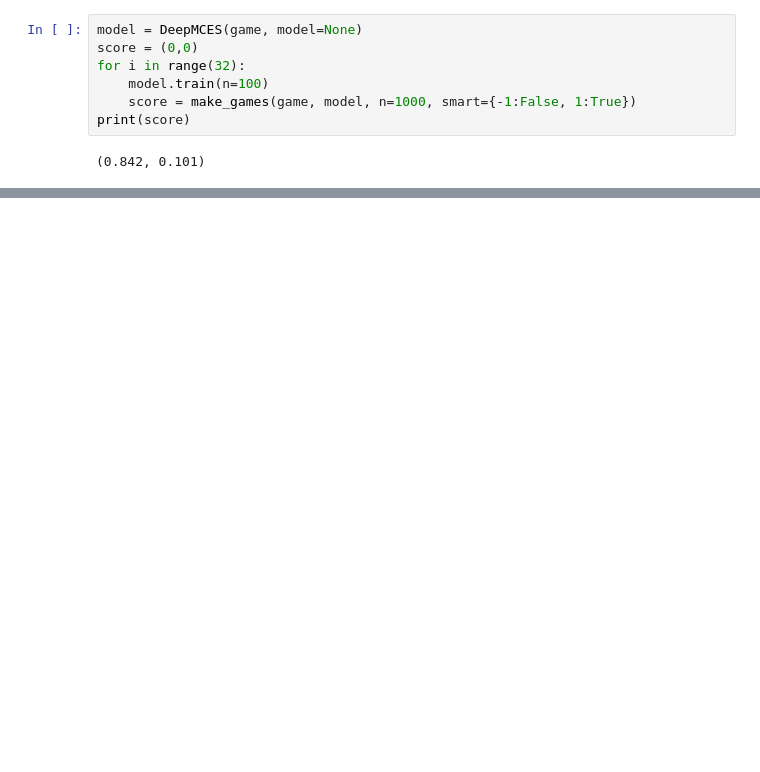
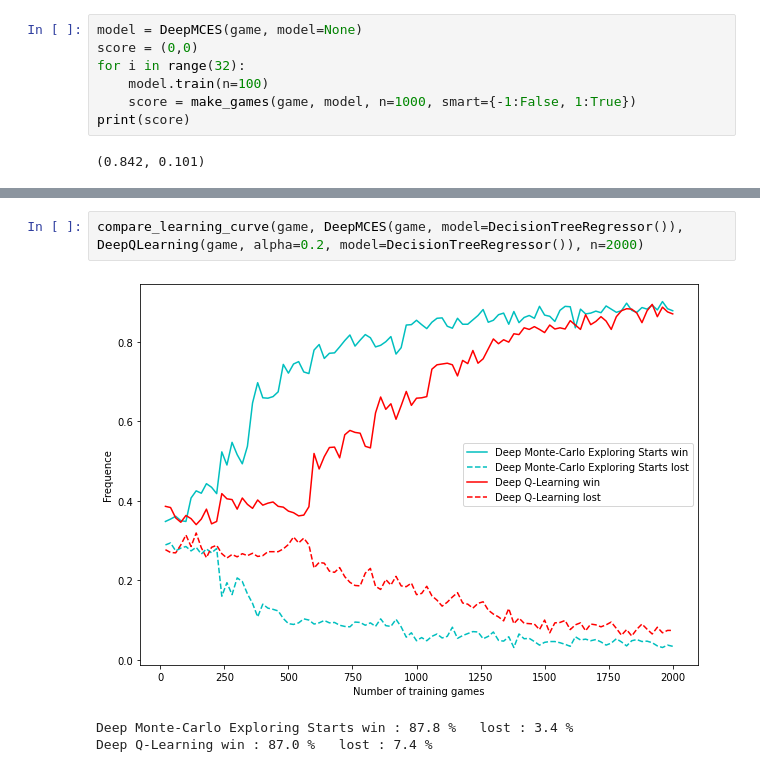
Before and after one commit to AMasquelier/Reinforcement-Learning, a Jupyter notebook: Test_Deep.ipynb, the cells around one changed output, grey strips where cells are left out. Drawn from its saved outputs; the diff is of its cells as text; blank space fills up the shorter version.

```diff
--- a/Test_Deep.ipynb
+++ b/Test_Deep.ipynb
@@ -46,0 +44,6 @@ print(make_games(game, model, n=1000, smart={-1:True, 1:False}))
+# %%
+compare_learning_curve(game, DeepMCES(game, model=DecisionTreeRegressor()), DeepQLearning(game, alpha=0.2, model=DecisionTreeRegressor()), n=2000)
+# %% [output]
+[figure, added]
+Deep Monte-Carlo Exploring Starts win : 87.8 %   lost : 3.4 %
+Deep Q-Learning win : 87.0 %   lost : 7.4 %
```
Also changed, not shown: parts of 8 cells of this notebook, 1 other file.
